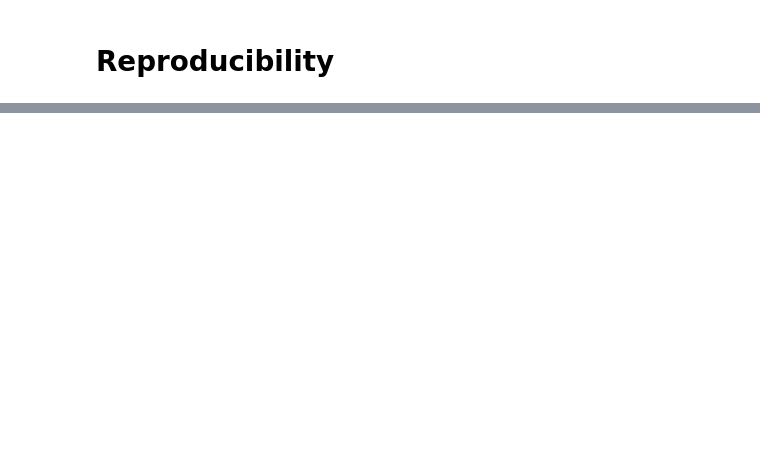
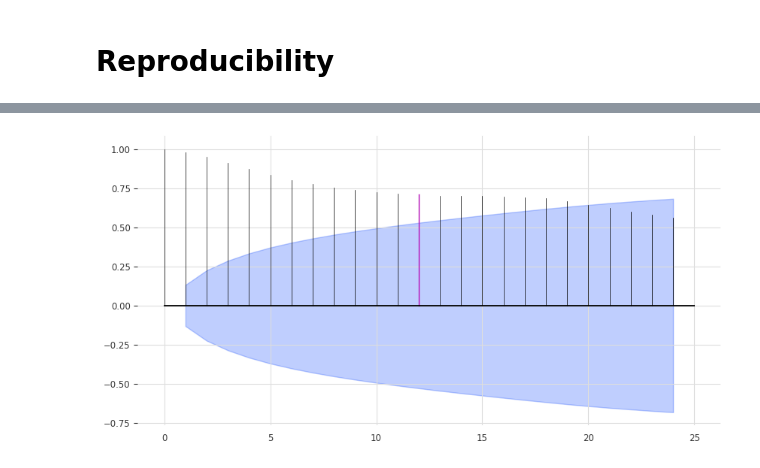
Before and after one commit to ColaChanel/Samolet-armature, a Jupyter notebook: dash_try.ipynb, the cells around one changed output, grey strips where cells are left out. Drawn from its saved outputs; the diff is of its cells as text; code cells hidden in the pictures; blank space fills up the shorter version.

```diff
--- a/dash_try.ipynb
+++ b/dash_try.ipynb
@@ -86,0 +93,6 @@ np.random.seed(0)
+# %%
+from darts.utils.statistics import plot_acf, check_seasonality
+
+plot_acf(train, m=12, alpha=0.05)
+# %% [output]
+[figure, added]
```
Also changed, not shown: parts of 16 cells of this notebook.
